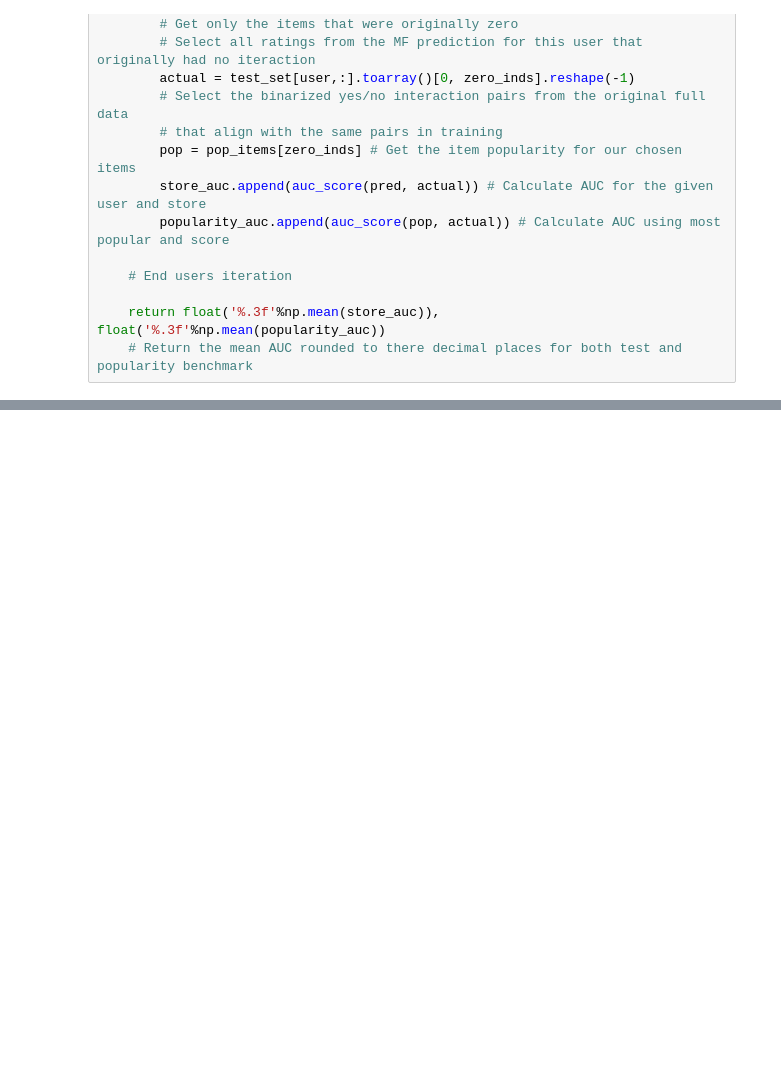
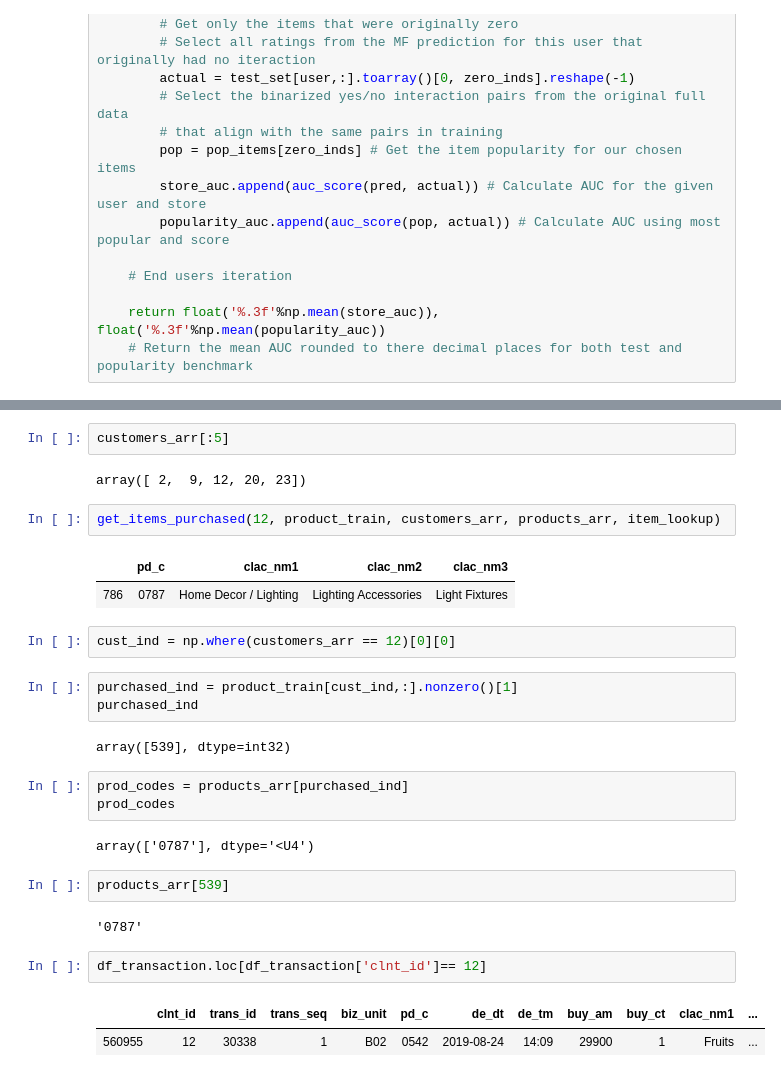
Before and after one commit to hojisu/recommendation-project, a Jupyter notebook: Alternating-Least-Squares.ipynb, the cells around one changed output, grey strips where cells are left out. Saved outputs shown, nothing was run; the diff lists cells and outputs as text; blank space fills up the shorter version.

```diff
--- a/Alternating-Least-Squares.ipynb
+++ b/Alternating-Least-Squares.ipynb
@@ -346,0 +392,30 @@ calc_mean_auc(product_train, product_users_altered, [sparse.csr_matrix(user_vecs
+# %%
+customers_arr[:5]
+# %% [output]
+array([ 2,  9, 12, 20, 23])
+# %%
+get_items_purchased(12, product_train, customers_arr, products_arr, item_lookup)
+# %% [output]
+|  | pd_c | clac_nm1 | clac_nm2 | clac_nm3 |
+| 786 | 0787 | Home Decor / Lighting | Lighting Accessories | Light Fixtures |
+# %%
+cust_ind = np.where(customers_arr == 12)[0][0]
+# %%
+purchased_ind = product_train[cust_ind,:].nonzero()[1]
+purchased_ind
+# %% [output]
+array([539], dtype=int32)
+# %%
+prod_codes = products_arr[purchased_ind]
+prod_codes
+# %% [output]
+array(['0787'], dtype='<U4')
+# %%
+products_arr[539]
+# %% [output]
+'0787'
+# %%
+df_transaction.loc[df_transaction['clnt_id']== 12]
+# %% [output]
+|  | clnt_id | trans_id | trans_seq | biz_unit | pd_c | de_dt | de_tm | buy_am | buy_ct | clac_nm1 | ... |
+| 560955 | 12 | 30338 | 1 | B02 | 0542 | 2019-08-24 | 14:09 | 29900 | 1 | Fruits | ... |
```
Also changed, not shown: parts of 21 cells of this notebook.
